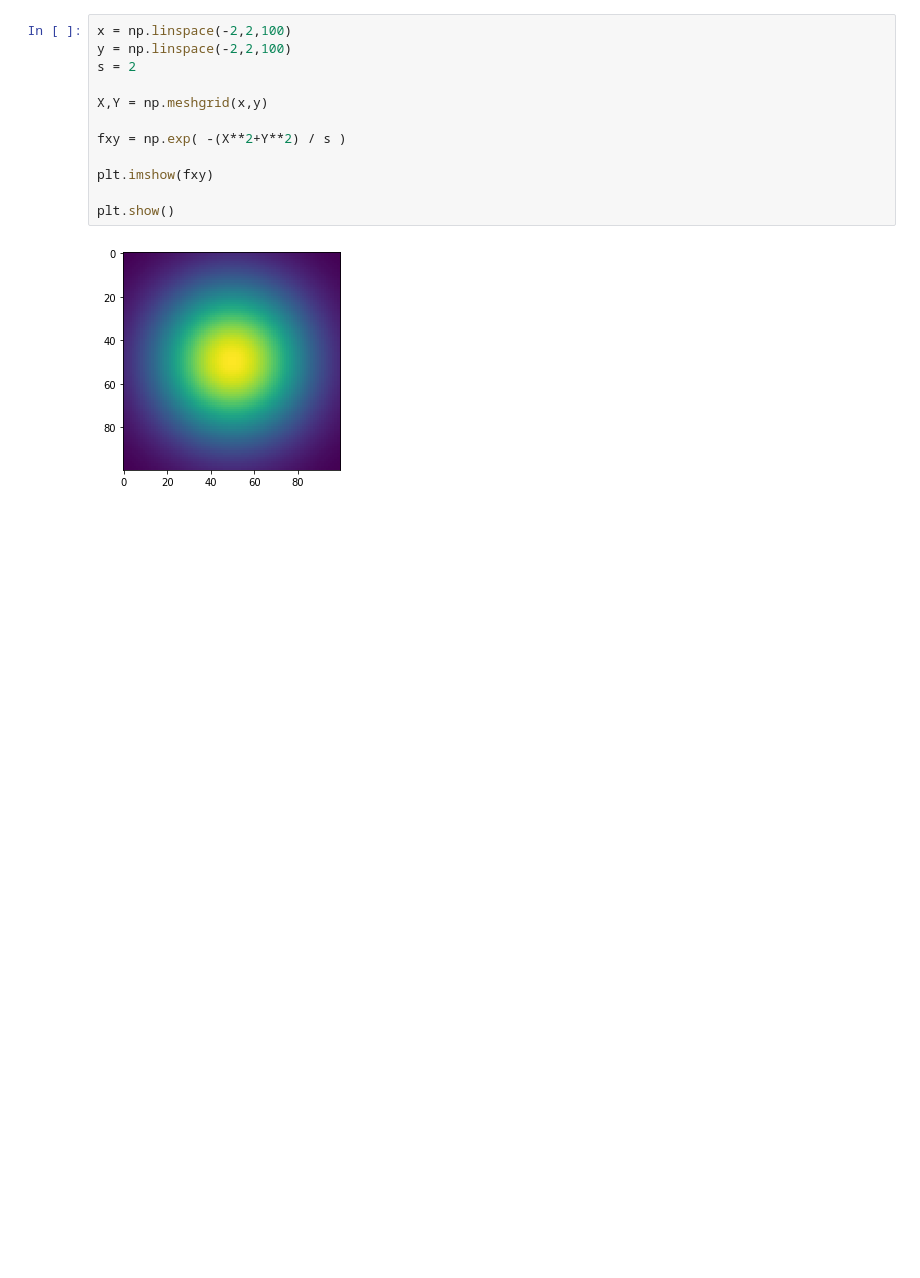
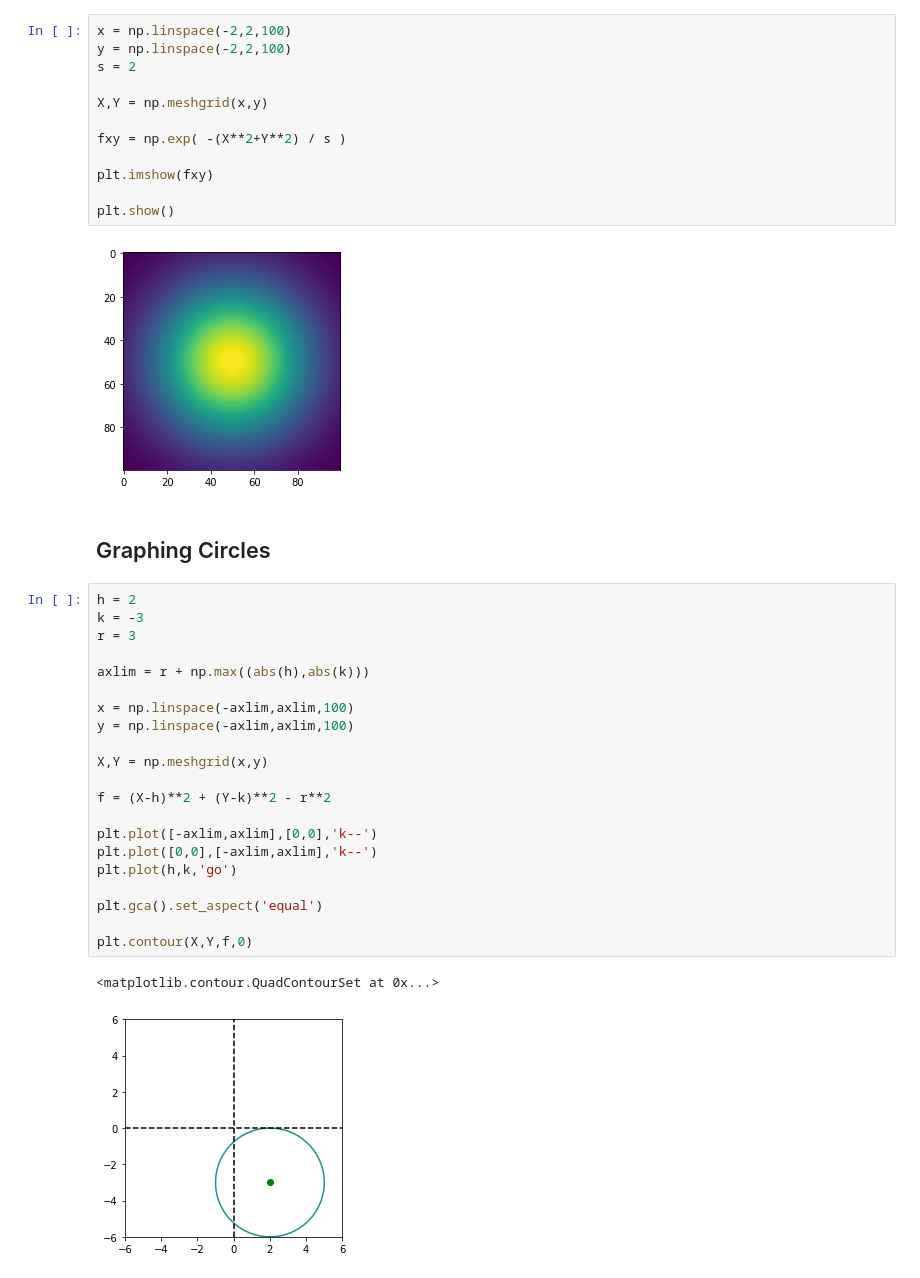
Before and after one commit to ccentola/python-math, a Jupyter notebook: notebooks/7-Graphing-Conic-Sections/07.01_graphinc_conic_sections.ipynb, the cells around one changed output. Saved outputs shown, nothing was run; the diff lists cells and outputs as text; blank space fills up the shorter version.

Commit message:
finished graphing conic sections

```diff
--- a/notebooks/7-Graphing-Conic-Sections/07.01_graphinc_conic_sections.ipynb
+++ b/notebooks/7-Graphing-Conic-Sections/07.01_graphinc_conic_sections.ipynb
@@ -71,3 +71,29 @@ plt.imshow(fxy)
 plt.show()
 # %% [output]
 [figure]
+# %% [markdown]
+## Graphing Circles
+# %%
+h = 2
+k = -3
+r = 3
+
+axlim = r + np.max((abs(h),abs(k)))
+
+x = np.linspace(-axlim,axlim,100)
+y = np.linspace(-axlim,axlim,100)
+
+X,Y = np.meshgrid(x,y)
+
+f = (X-h)**2 + (Y-k)**2 - r**2
+
+plt.plot([-axlim,axlim],[0,0],'k--')
+plt.plot([0,0],[-axlim,axlim],'k--')
+plt.plot(h,k,'go')
+
+plt.gca().set_aspect('equal')
+
+plt.contour(X,Y,f,0)
+# %% [output]
+<matplotlib.contour.QuadContourSet at 0x...>
+[figure, added]
```
Also changed, not shown: parts of 7 cells of this notebook.
